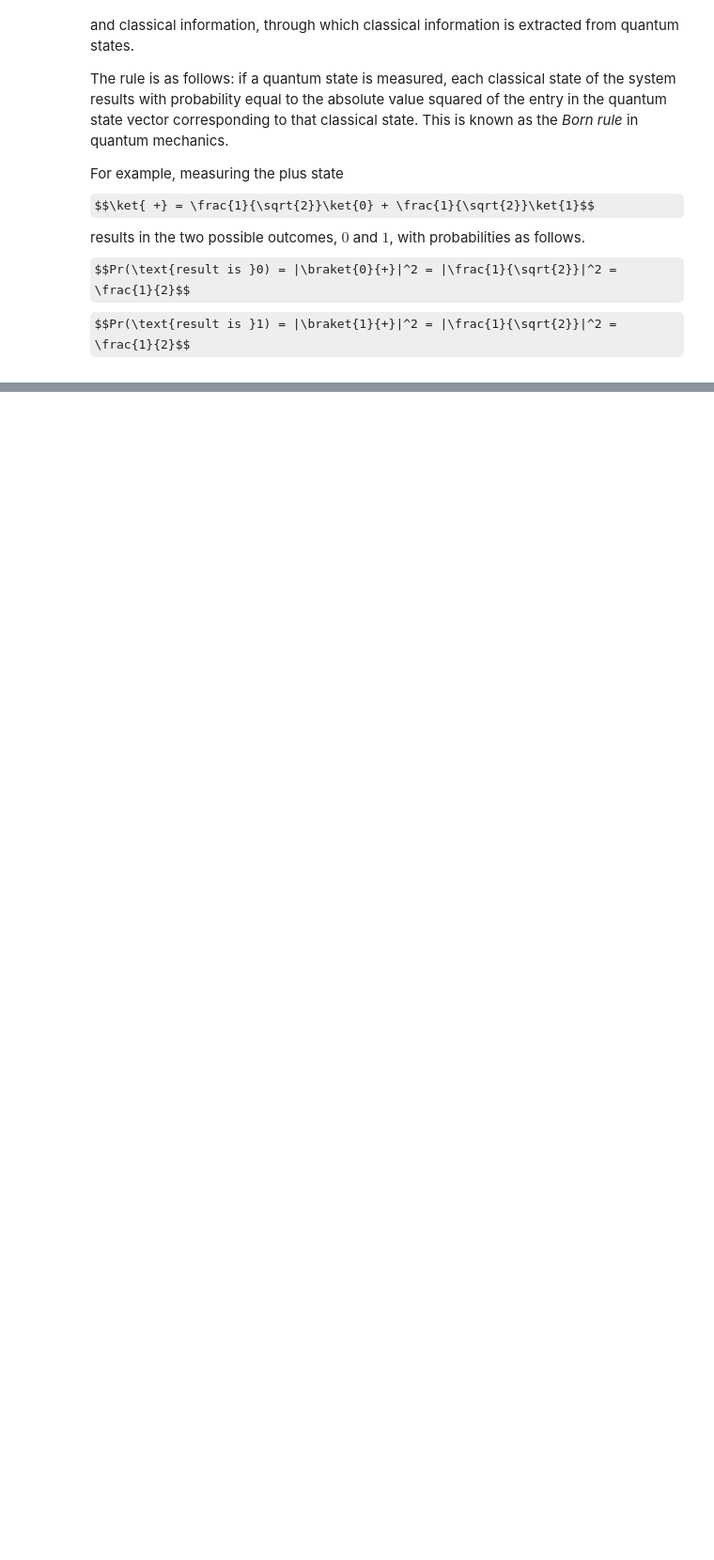
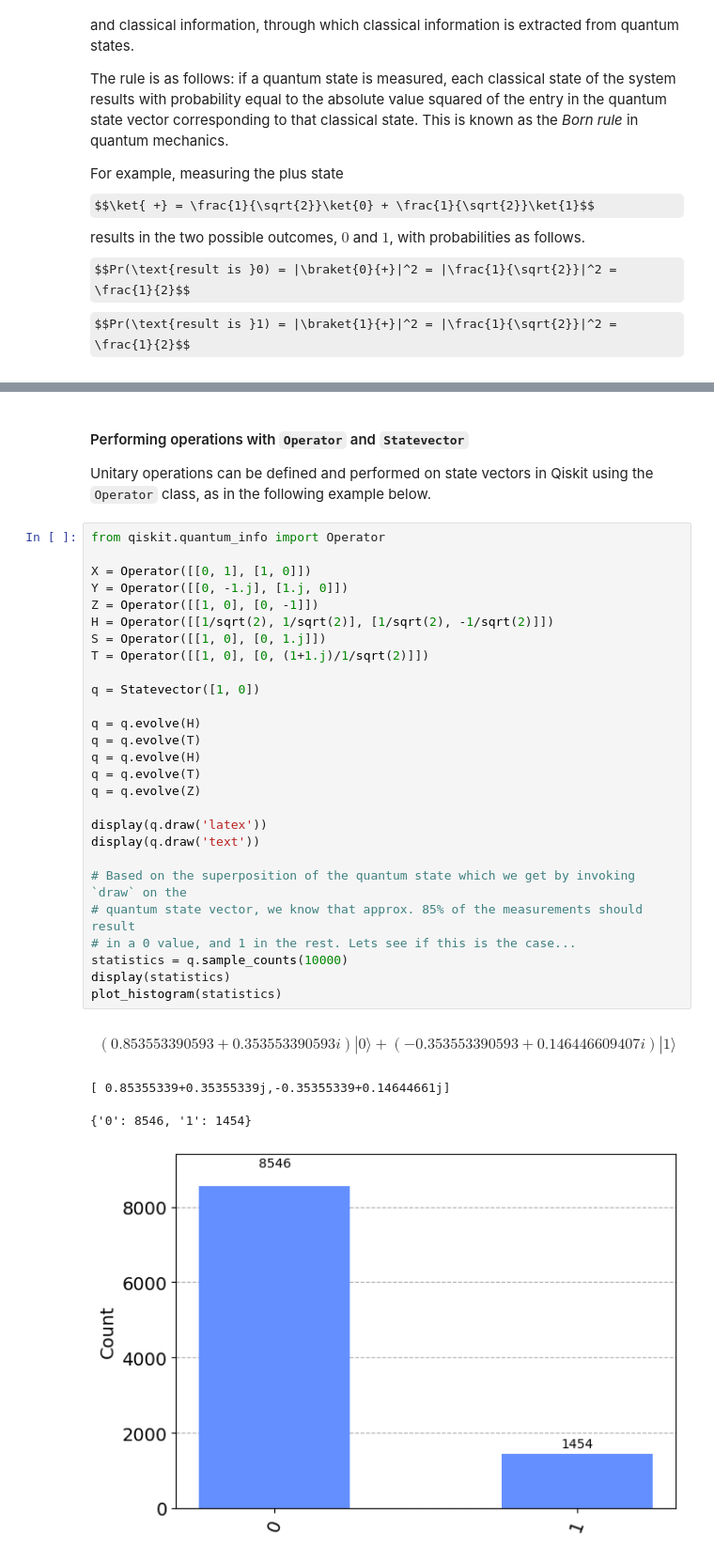
Before and after one commit to neurocode-ai/quantum-computing, a Jupyter notebook: notebooks/single_systems.ipynb, the cells around one changed output, grey strips where cells are left out. Shown at 94% size. Saved outputs shown, nothing was run; the diff lists cells and outputs as text; some formulas as TeX source; blank space fills up the shorter version.

```diff
--- a/notebooks/single_systems.ipynb
+++ b/notebooks/single_systems.ipynb
@@ -223,0 +344,36 @@ The answer, at least in part, is that the set of allowable *operations* that can
+# %% [markdown]
+#### Performing operations with `Operator` and `Statevector`
+
+Unitary operations can be defined and performed on state vectors in Qiskit using the `Operator` class, as in the following example below.
+# %%
+from qiskit.quantum_info import Operator
+
+X = Operator([[0, 1], [1, 0]])
+Y = Operator([[0, -1.j], [1.j, 0]])
+Z = Operator([[1, 0], [0, -1]])
+H = Operator([[1/sqrt(2), 1/sqrt(2)], [1/sqrt(2), -1/sqrt(2)]])
+S = Operator([[1, 0], [0, 1.j]])
+T = Operator([[1, 0], [0, (1+1.j)/1/sqrt(2)]])
+
+q = Statevector([1, 0])
+
+q = q.evolve(H)
+q = q.evolve(T)
+q = q.evolve(H)
+q = q.evolve(T)
+q = q.evolve(Z)
+
+display(q.draw('latex'))
+display(q.draw('text'))
+
+# Based on the superposition of the quantum state which we get by invoking `draw` on the
+# quantum state vector, we know that approx. 85% of the measurements should result
+# in a 0 value, and 1 in the rest. Lets see if this is the case...
+statistics = q.sample_counts(10000)
+display(statistics)
+plot_histogram(statistics)
+# %% [output]
+$$(0.853553390593 + 0.353553390593 i) |0\rangle+ (-0.353553390593 + 0.146446609407 i) |1\rangle$$
+[ 0.85355339+0.35355339j,-0.35355339+0.14644661j]
+{'0': 8546, '1': 1454}
+[figure, added]
```
Also changed, not shown: parts of 22 cells of this notebook.
